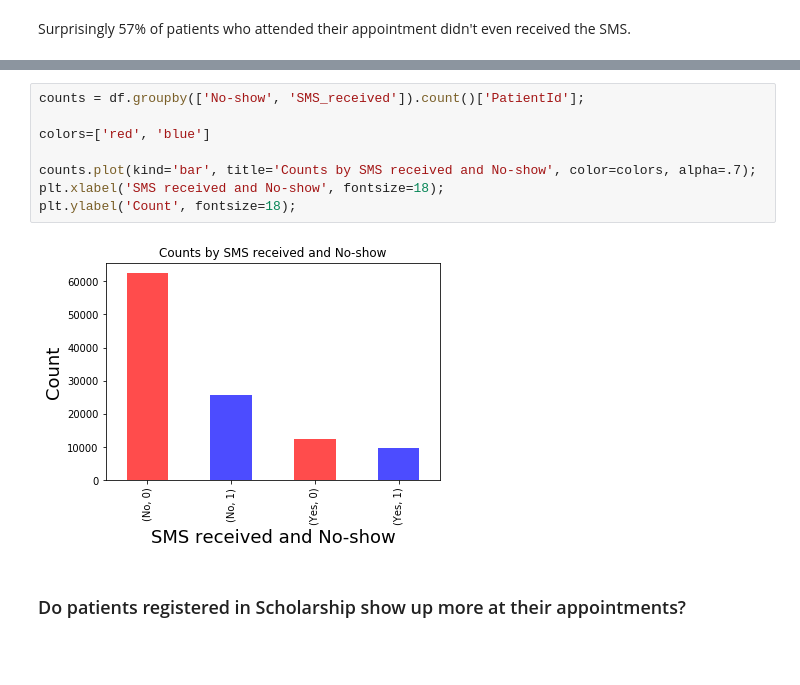
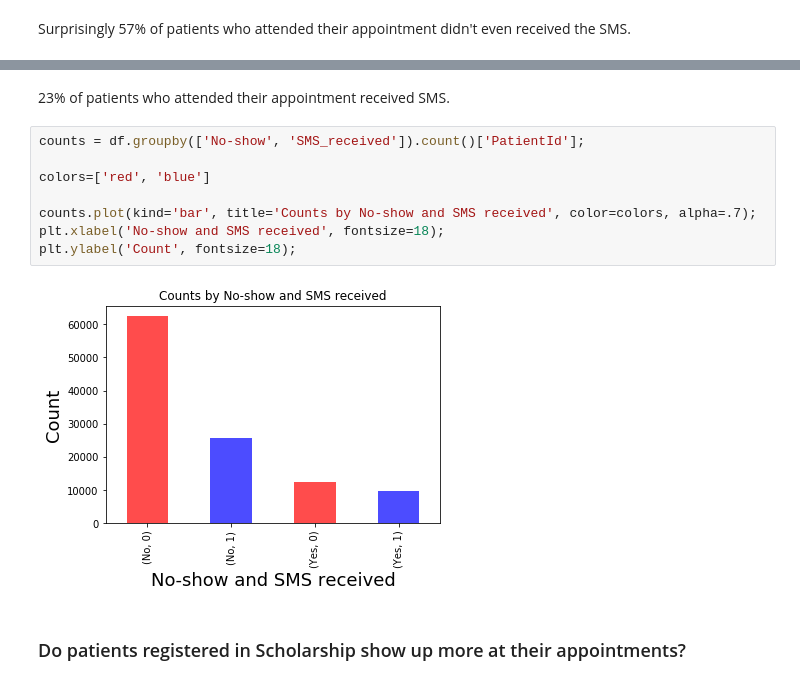
Before and after one commit to diegourban/no-show, a Jupyter notebook: no_show.ipynb, the cells around one changed output, grey strips where cells are left out. Drawn from its saved outputs; the diff is of its cells as text; blank space fills up the shorter version.

```diff
--- a/no_show.ipynb
+++ b/no_show.ipynb
@@ -203,12 +204,14 @@ Surprisingly 57% of patients who attended their appointment didn't even received
+# %% [markdown]
+23% of patients who attended their appointment received SMS.
 # %%
 counts = df.groupby(['No-show', 'SMS_received']).count()['PatientId'];
 
 colors=['red', 'blue']
 
-counts.plot(kind='bar', title='Counts by SMS received and No-show', color=colors, alpha=.7);
-plt.xlabel('SMS received and No-show', fontsize=18);
+counts.plot(kind='bar', title='Counts by No-show and SMS received', color=colors, alpha=.7);
+plt.xlabel('No-show and SMS received', fontsize=18);
 plt.ylabel('Count', fontsize=18);
 # %% [output]
-[figure, old version]
+[figure, new version]
 # %% [markdown]
 ### Do patients registered in Scholarship show up more at their appointments?
```
Also changed, not shown: parts of 18 cells of this notebook.
